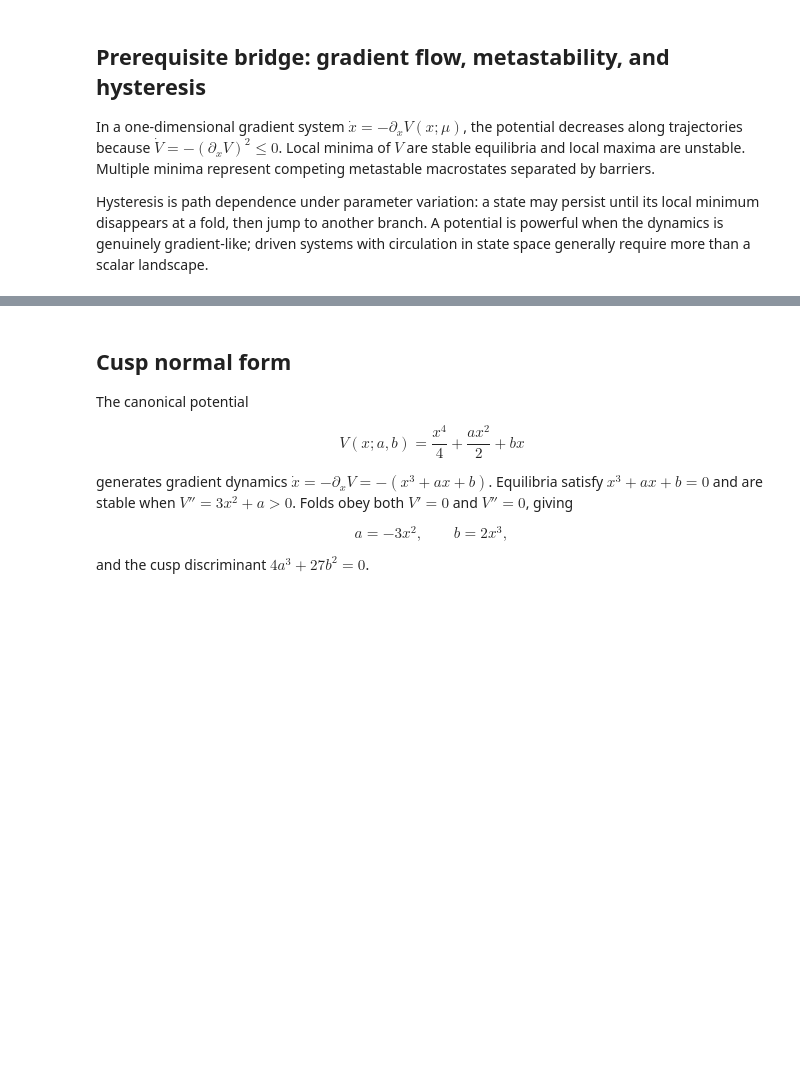
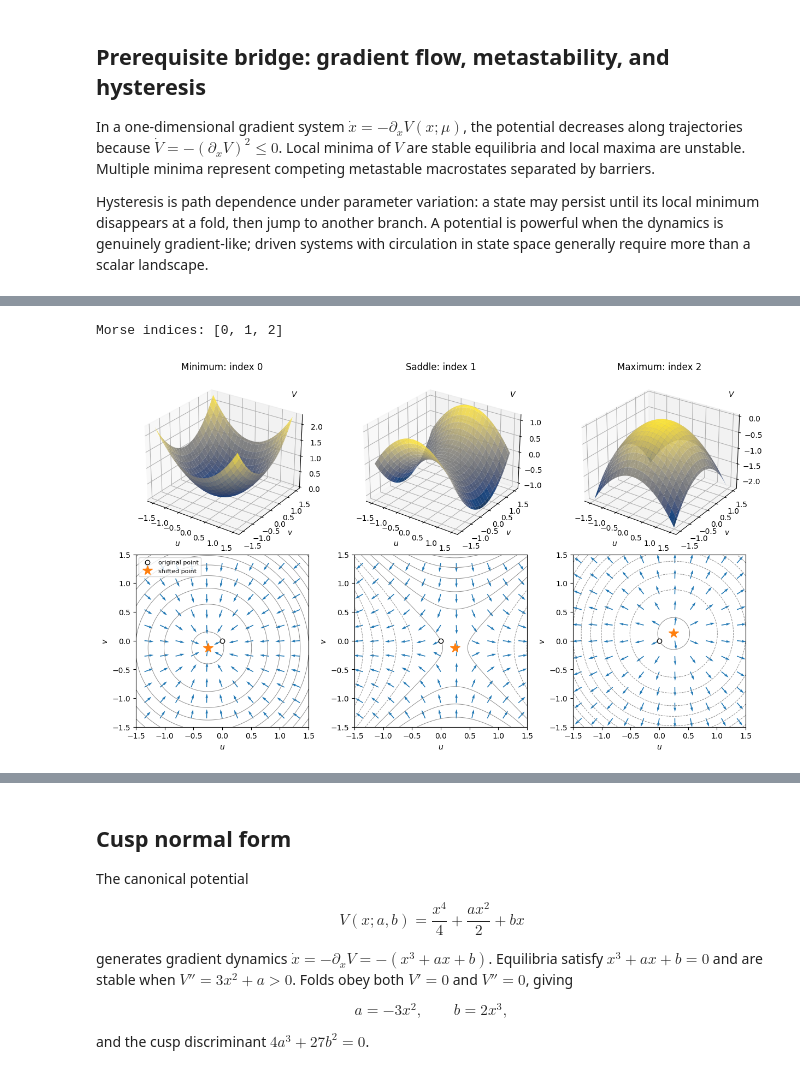
Before and after one commit to kulinskij-tech/Synergetics, a Jupyter notebook: syn_py/syn_04_catastrophe_theory.ipynb, the cells around one changed output, grey strips where cells are left out. Saved outputs shown, nothing was run; the diff lists cells and outputs as text; code cells hidden in the pictures; blank space fills up the shorter version.

Commit message:
Expand catastrophe theory foundations with Morse geometry and Gilmore tables

```diff
--- a/syn_py/syn_04_catastrophe_theory.ipynb
+++ b/syn_py/syn_04_catastrophe_theory.ipynb
@@ -24,0 +68,44 @@ Hysteresis is path dependence under parameter variation: a state may persist unt
+# %%
+# morse_geometry: local critical points and a small tilt.
+import numpy as np
+import matplotlib.pyplot as plt
+
+morse_epsilon = 0.25
+mesh = np.linspace(-1.5, 1.5, 65)
+UU, VV = np.meshgrid(mesh, mesh)
+fig = plt.figure(figsize=(12, 7.2), constrained_layout=True)
+morse_indices = []
+for column, (su, sv, name) in enumerate([(1, 1, 'Minimum'), (-1, 1, 'Saddle'), (-1, -1, 'Maximum')]):
+    surface = (su*UU**2+sv*VV**2)/2
+    axis = fig.add_subplot(2, 3, column+1, projection='3d')
+    axis.plot_surface(UU, VV, surface, cmap='cividis', alpha=0.88,
+                      rcount=30, ccount=30, linewidth=0)
+    index = int(su < 0)+int(sv < 0)
+    morse_indices.append(index)
+    axis.set(xlabel=r'$u$', ylabel=r'$v$', title=f'{name}: index {index}')
+    axis.text2D(0.90, 0.87, r'$V$', transform=axis.transAxes)
+    axis.view_init(elev=27, azim=-55)
+    axis = fig.add_subplot(2, 3, column+4)
+    tilted = surface+morse_epsilon*(UU+VV/2)
+    axis.contour(UU, VV, tilted, levels=12, colors='0.55', linewidths=0.7)
+    arrows = np.linspace(-1.35, 1.35, 11)
+    AU, AV = np.meshgrid(arrows, arrows)
+    FU, FV = -su*AU-morse_epsilon, -sv*AV-morse_epsilon/2
+    speed = np.hypot(FU, FV)
+    axis.quiver(AU, AV, FU/(speed+1e-12), FV/(speed+1e-12),
+                color='C0', scale=19, width=0.005)
+    critical = np.array([-morse_epsilon/su, -morse_epsilon/(2*sv)])
+    assert np.allclose(np.array([su, sv])*critical+[morse_epsilon, morse_epsilon/2], 0)
+    assert np.count_nonzero(np.linalg.eigvalsh(np.diag([su, sv])) < 0) == index
+    axis.plot(0, 0, 'ko', mfc='white', label='original point')
+    axis.plot(*critical, '*', color='C1', ms=13, label='shifted point')
+    axis.set(xlabel=r'$u$', ylabel=r'$v$', aspect='equal',
+             xlim=(-1.5, 1.5), ylim=(-1.5, 1.5))
+    if column == 0:
+        axis.legend(fontsize=8, loc='upper left')
+assert morse_indices == [0, 1, 2]
+print('Morse indices:', morse_indices)
+plt.show()
+# %% [output]
+Morse indices: [0, 1, 2]
+[figure, added]
```
Also changed, not shown: parts of 9 cells of this notebook, 1 other file.
